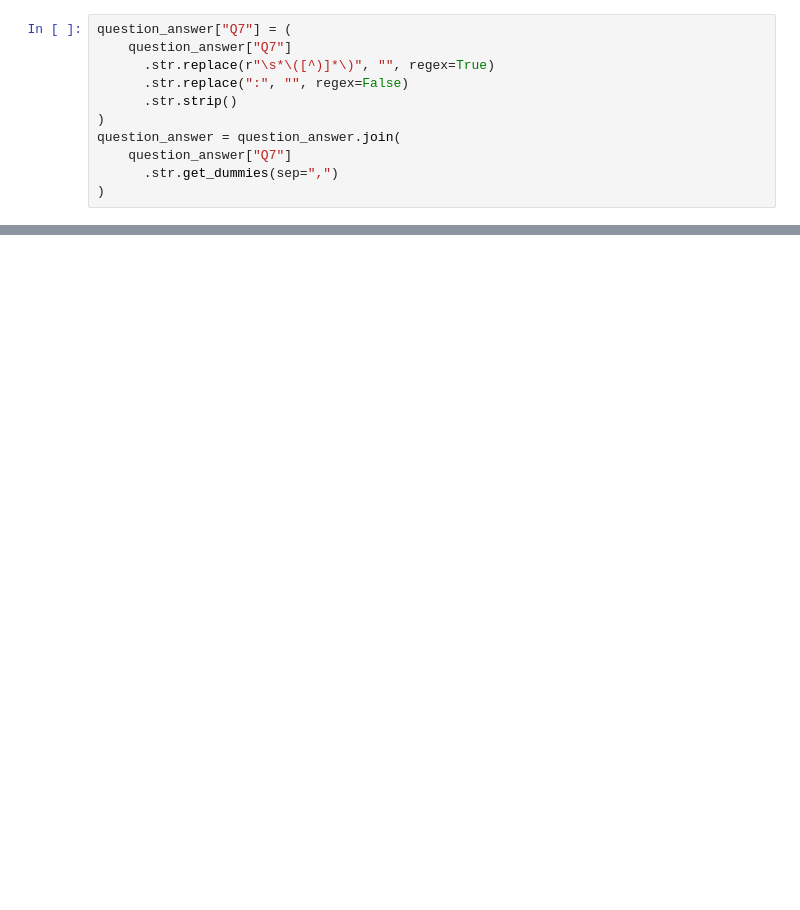
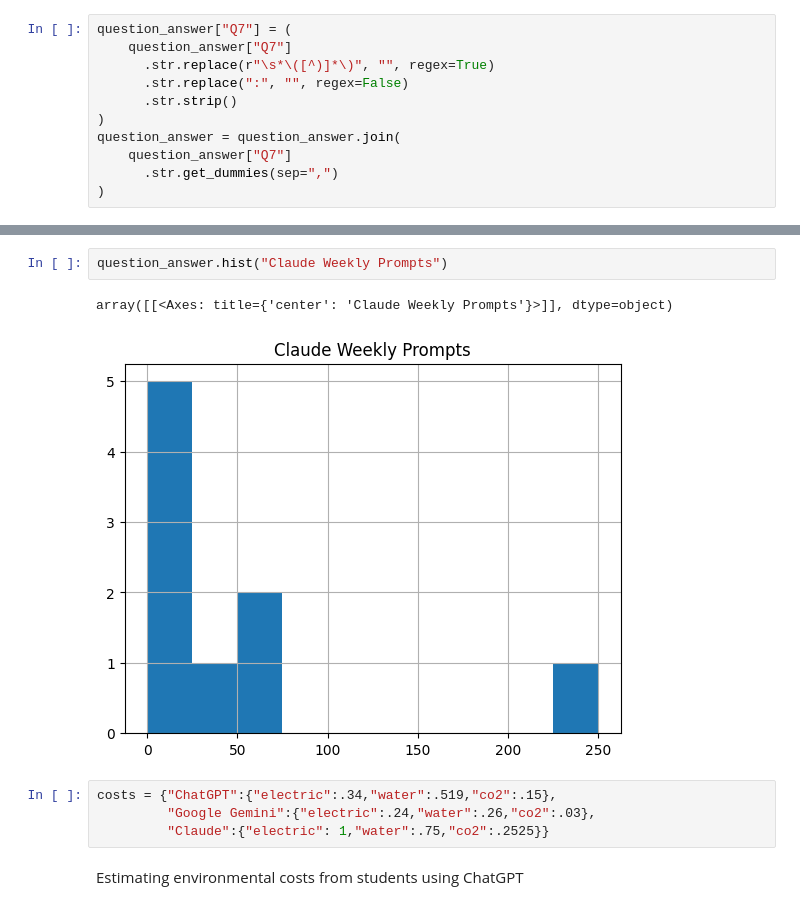
Before and after one commit to zcochran27/syn-100-project, a Jupyter notebook: syn100data_processing.ipynb, the cells around one changed output, grey strips where cells are left out. Cells and saved outputs as stored; diff of their text form; blank space fills up the shorter version.

```diff
--- a/syn100data_processing.ipynb
+++ b/syn100data_processing.ipynb
@@ -124,0 +166,11 @@ question_answer
+# %%
+question_answer.hist("Claude Weekly Prompts")
+# %% [output]
+array([[<Axes: title={'center': 'Claude Weekly Prompts'}>]], dtype=object)
+[figure, added]
+# %%
+costs = {"ChatGPT":{"electric":.34,"water":.519,"co2":.15},
+         "Google Gemini":{"electric":.24,"water":.26,"co2":.03},
+         "Claude":{"electric": 1,"water":.75,"co2":.2525}}
+# %% [markdown]
+Estimating environmental costs from students using ChatGPT
```
Also changed, not shown: parts of 22 cells of this notebook, 1 other file.
